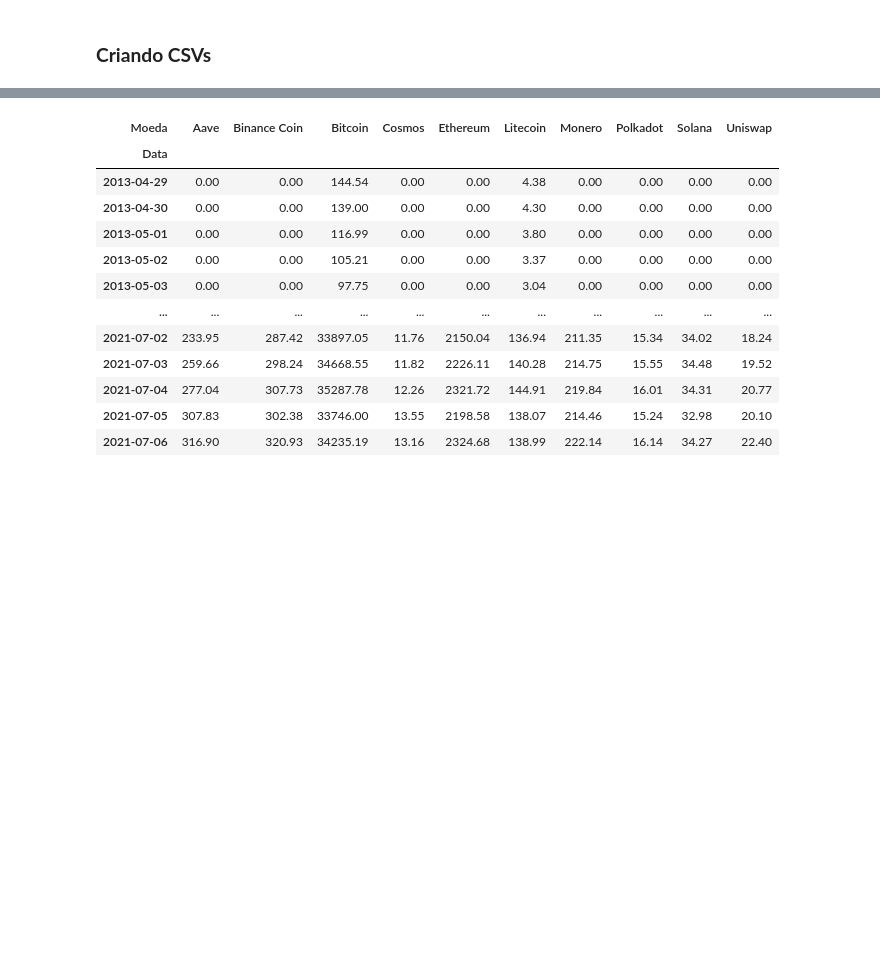
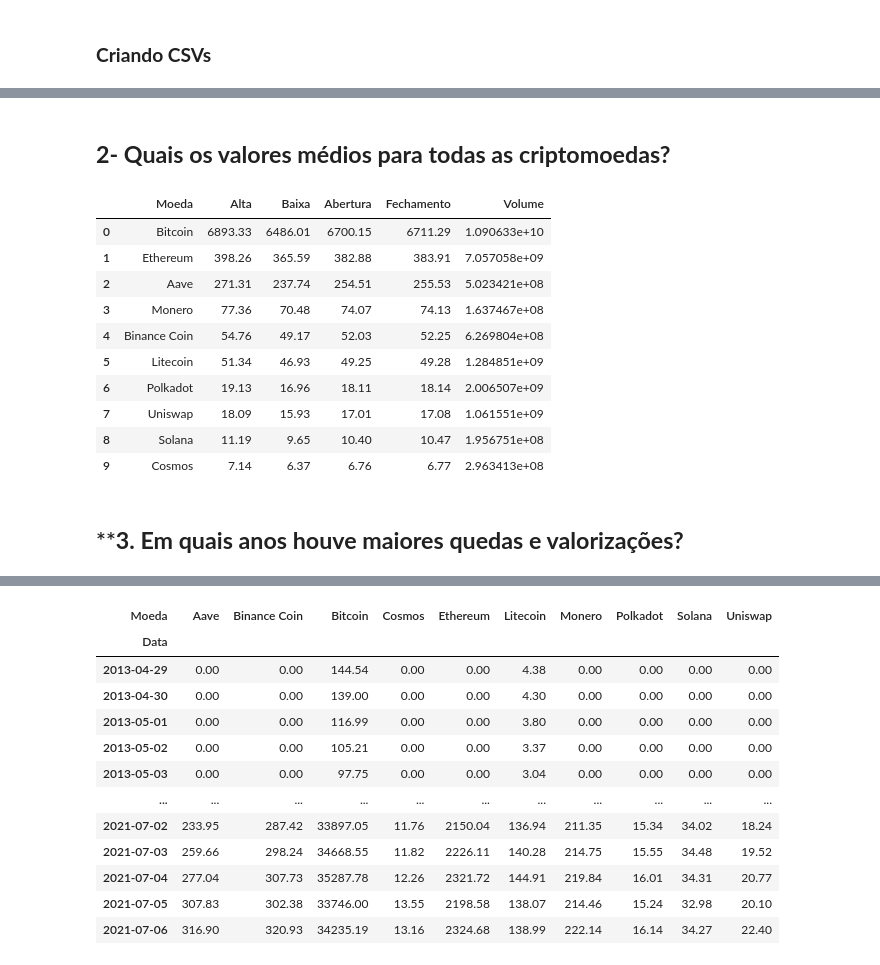
Before and after one commit to NewKanvas/M5-Projeto-5, a Jupyter notebook: Code/crypto_anlys.ipynb, the cells around one changed output, grey strips where cells are left out. Cells and saved outputs as stored; diff of their text form; code cells hidden in the pictures; blank space fills up the shorter version.

```diff
--- a/Code/crypto_anlys.ipynb
+++ b/Code/crypto_anlys.ipynb
@@ -293,0 +368,24 @@ cripto.to_csv('../Data/cripto.csv', index=False) # Salvando tabela em csv
+# %%
+# Criando um DataFrame vazio
+df = pd.DataFrame(columns=['Moeda', 'Valor Inicial','2020', '12 meses', '6 meses','3 meses', 'Ultimo Mês', 'Último Dado'])
+
+
+# Adicionando os valores de fechamento para cada moeda
+for i, tab_moeda in enumerate(moedas):
+    df.loc[i, 'Moeda'] = tab_moeda['Moeda'].iloc[0]  # Primeiro Valor
+    df.loc[i, 'Valor Inicial'] = tab_moeda['Fechamento'].iloc[0]  # Primeiro Valor
+    try:
+      df.loc[i, '2020'] = tab_moeda['Fechamento'].iloc[-552]
+    except:
+      df.loc[i, '2020'] = None
+    try:
+      df.loc[i, '12 meses'] = tab_moeda['Fechamento'].iloc[-365]
+    except:
+      df.loc[i, '12 meses'] = None
+    df.loc[i, '6 meses'] = tab_moeda['Fechamento'].iloc[-180]
+    df.loc[i, '3 meses'] = tab_moeda['Fechamento'].iloc[-90]
+    df.loc[i, 'Ultimo Mês'] = tab_moeda['Fechamento'].iloc[-30]
+    df.loc[i, 'Último Dado'] = tab_moeda['Fechamento'].iloc[-1]
+
+
+#display(df)
@@ -293,0 +444,28 @@ cripto.to_csv('../Data/cripto.csv', index=False) # Salvando tabela em csv
+# %% [markdown]
+## **2- Quais os valores médios para todas as criptomoedas?**
+# %%
+columns = ["Alta", "Baixa", "Abertura", "Fechamento", "Volume"]
+
+data = []
+for moeda in cripto_top10:
+    tab_moeda = cripto.query(f'Moeda == "{moeda}"')
+    media = tab_moeda[columns].mean().round(2)  # Formatação com 2 casas decimais
+    data.append([moeda, media["Alta"], media["Baixa"], media["Abertura"], media["Fechamento"], media["Volume"]])
+
+average_dataframe = pd.DataFrame(data, columns=["Moeda", "Alta", "Baixa", "Abertura", "Fechamento", "Volume"])
+# %%
+average_dataframe
+# %% [output]
+|  | Moeda | Alta | Baixa | Abertura | Fechamento | Volume |
+| 0 | Bitcoin | 6893.33 | 6486.01 | 6700.15 | 6711.29 | 1.090633e+10 |
+| 1 | Ethereum | 398.26 | 365.59 | 382.88 | 383.91 | 7.057058e+09 |
+| 2 | Aave | 271.31 | 237.74 | 254.51 | 255.53 | 5.023421e+08 |
+| 3 | Monero | 77.36 | 70.48 | 74.07 | 74.13 | 1.637467e+08 |
+| 4 | Binance Coin | 54.76 | 49.17 | 52.03 | 52.25 | 6.269804e+08 |
+| 5 | Litecoin | 51.34 | 46.93 | 49.25 | 49.28 | 1.284851e+09 |
+| 6 | Polkadot | 19.13 | 16.96 | 18.11 | 18.14 | 2.006507e+09 |
+| 7 | Uniswap | 18.09 | 15.93 | 17.01 | 17.08 | 1.061551e+09 |
+| 8 | Solana | 11.19 | 9.65 | 10.40 | 10.47 | 1.956751e+08 |
+| 9 | Cosmos | 7.14 | 6.37 | 6.76 | 6.77 | 2.963413e+08 |
+# %% [markdown]
+## ****3. Em quais anos houve maiores quedas e valorizações?**
```
Also changed, not shown: parts of 19 cells of this notebook.
